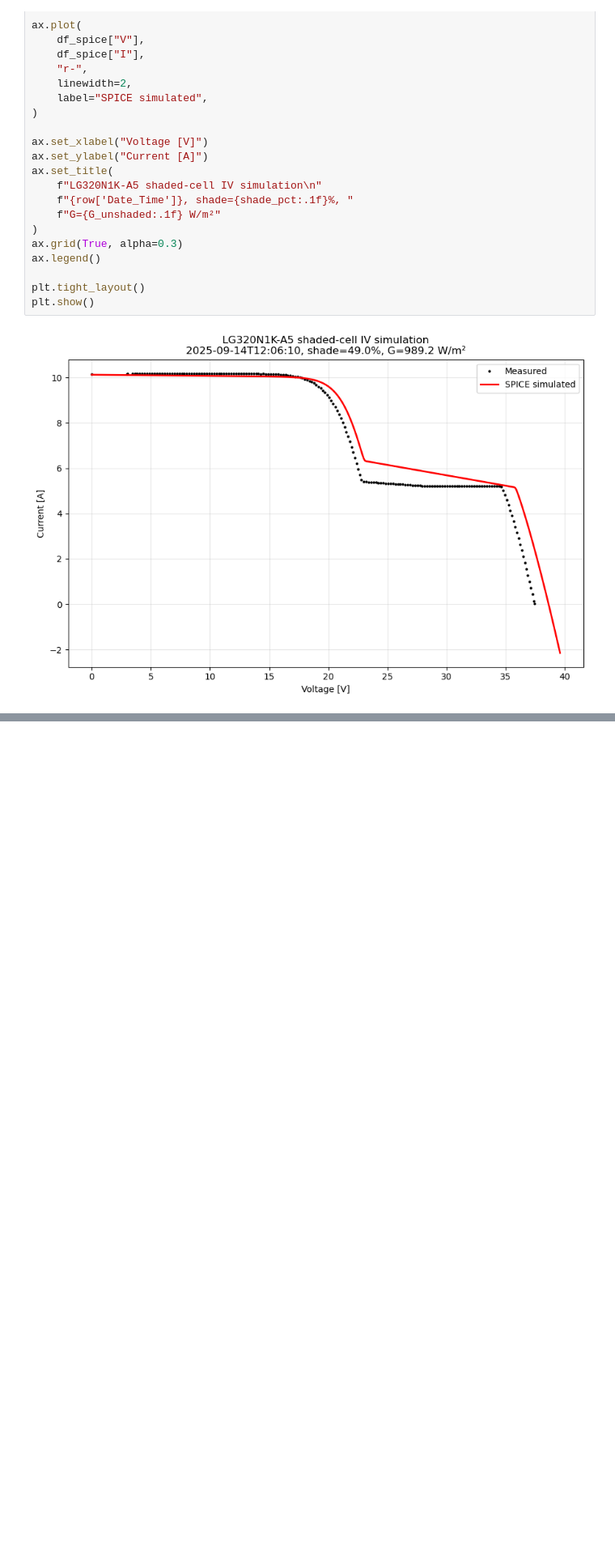
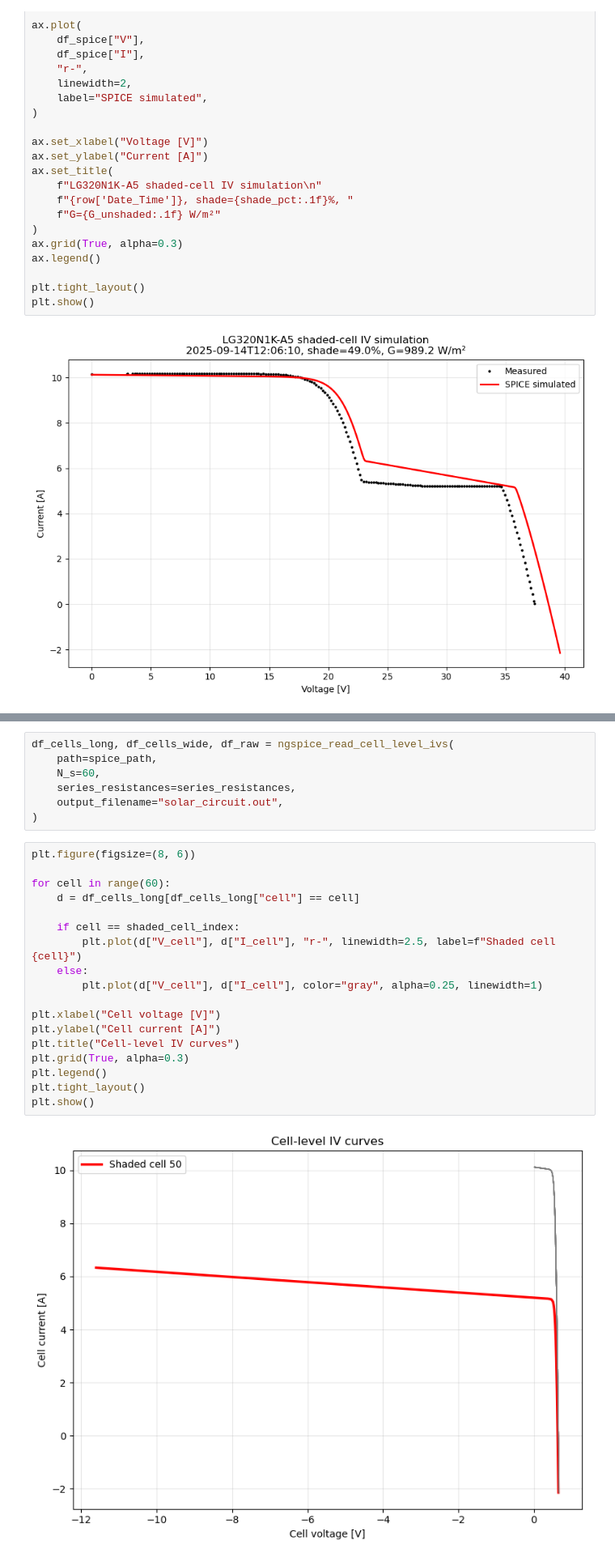
Before and after one commit to NormanJost/pvcracks, a Jupyter notebook: docs/Examples/example_pvspice_thermal.ipynb, the cells around one changed output, grey strips where cells are left out. Shown at 81% size. Saved outputs shown, nothing was run; the diff lists cells and outputs as text; blank space fills up the shorter version.

Commit message:
thermal capability
added to example code for readng out cell IVs and estimating temperature

```diff
--- a/docs/Examples/example_pvspice_thermal.ipynb
+++ b/docs/Examples/example_pvspice_thermal.ipynb
@@ -435,0 +723,27 @@ plt.show()
+# %%
+df_cells_long, df_cells_wide, df_raw = ngspice_read_cell_level_ivs(
+    path=spice_path,
+    N_s=60,
+    series_resistances=series_resistances,
+    output_filename="solar_circuit.out",
+)
+# %%
+plt.figure(figsize=(8, 6))
+
+for cell in range(60):
+    d = df_cells_long[df_cells_long["cell"] == cell]
+
+    if cell == shaded_cell_index:
+        plt.plot(d["V_cell"], d["I_cell"], "r-", linewidth=2.5, label=f"Shaded cell {cell}")
+    else:
+        plt.plot(d["V_cell"], d["I_cell"], color="gray", alpha=0.25, linewidth=1)
+
+plt.xlabel("Cell voltage [V]")
+plt.ylabel("Cell current [A]")
+plt.title("Cell-level IV curves")
+plt.grid(True, alpha=0.3)
+plt.legend()
+plt.tight_layout()
+plt.show()
+# %% [output]
+[figure, added]
```
Also changed, not shown: parts of 7 cells of this notebook.
